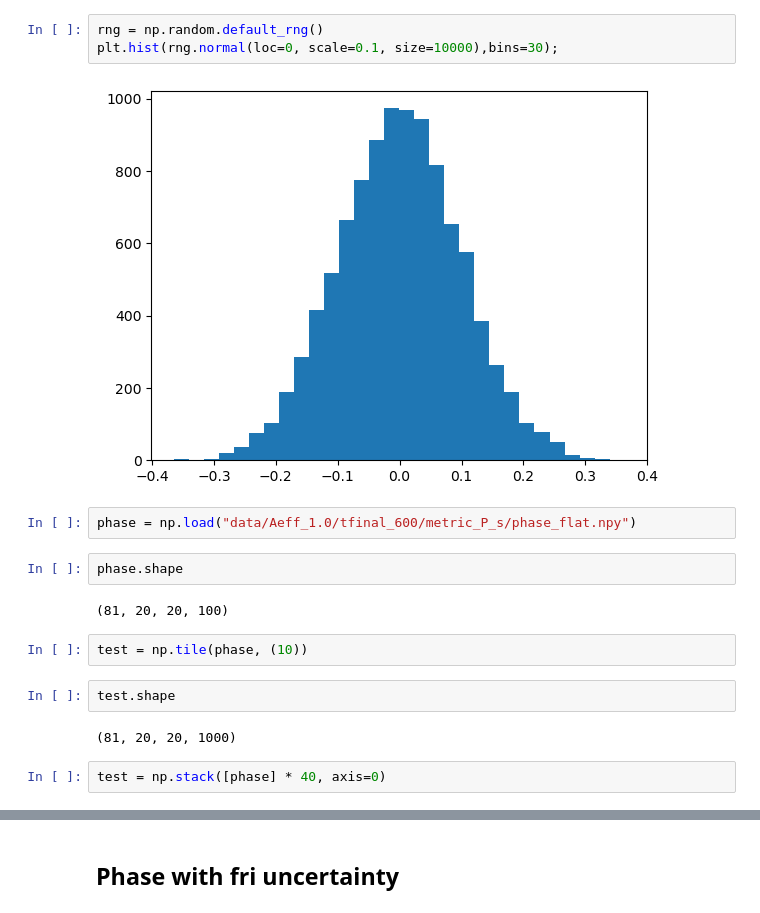
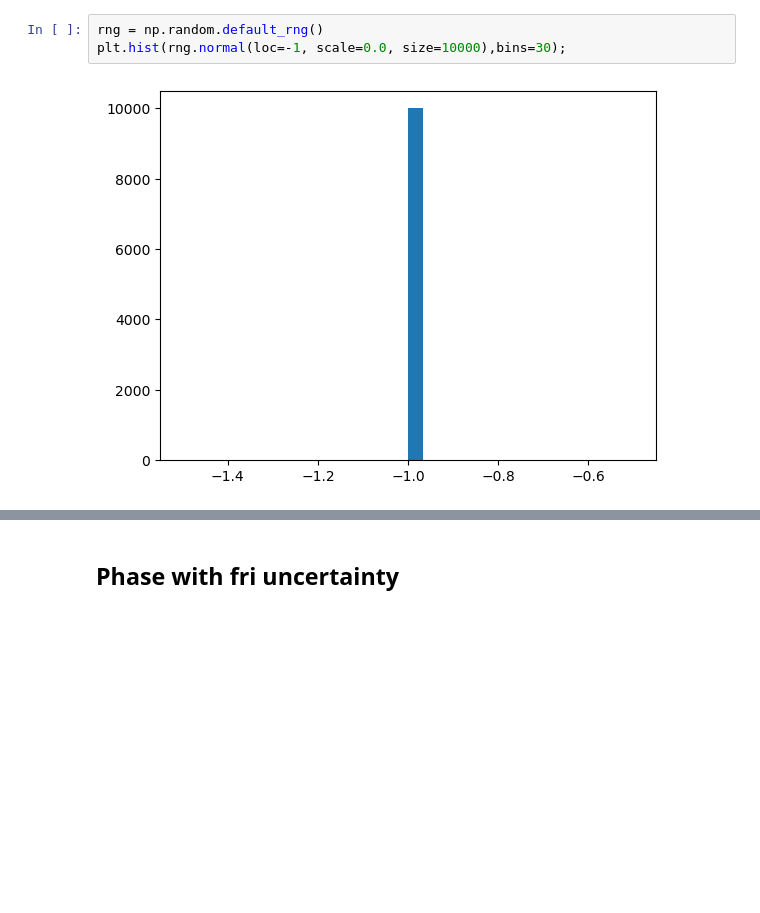
Before and after one commit to patricklawton/TecateCypress, a Jupyter notebook: sensitivity/viz.ipynb, the cells around one changed output, grey strips where cells are left out. Saved outputs shown, nothing was run; the diff lists cells and outputs as text; blank space fills up the shorter version.

```diff
--- a/sensitivity/viz.ipynb
+++ b/sensitivity/viz.ipynb
@@ -27,19 +29,5 @@ project = sg.get_project()
 # %%
 rng = np.random.default_rng()
-plt.hist(rng.normal(loc=0, scale=0.1, size=10000),bins=30);
+plt.hist(rng.normal(loc=-1, scale=0.0, size=10000),bins=30);
 # %% [output]
-[figure, old version]
+[figure, new version]
-# %%
-phase = np.load("data/Aeff_1.0/tfinal_600/metric_P_s/phase_flat.npy")
-# %%
-phase.shape
-# %% [output]
-(81, 20, 20, 100)
-# %%
-test = np.tile(phase, (10))
-# %%
-test.shape
-# %% [output]
-(81, 20, 20, 1000)
-# %%
-test = np.stack([phase] * 40, axis=0)
```
Also changed, not shown: parts of 7 cells of this notebook, 3 other files.
